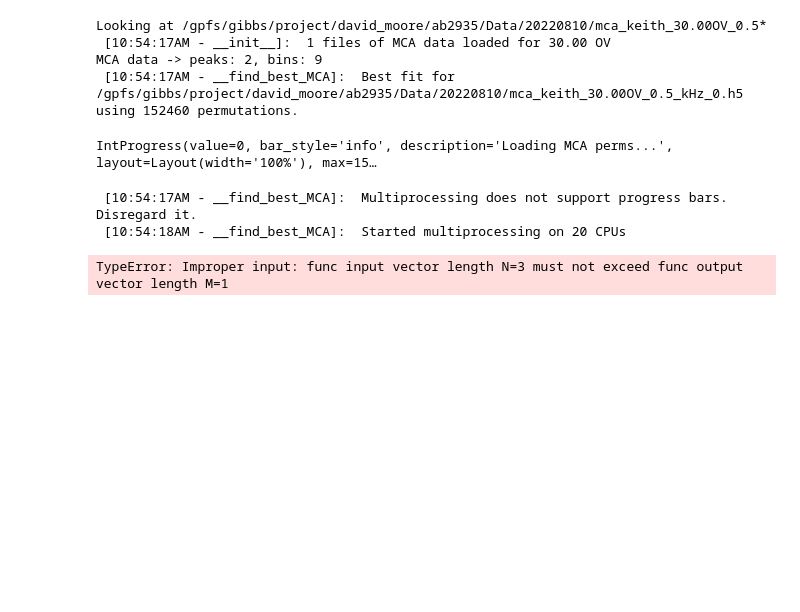
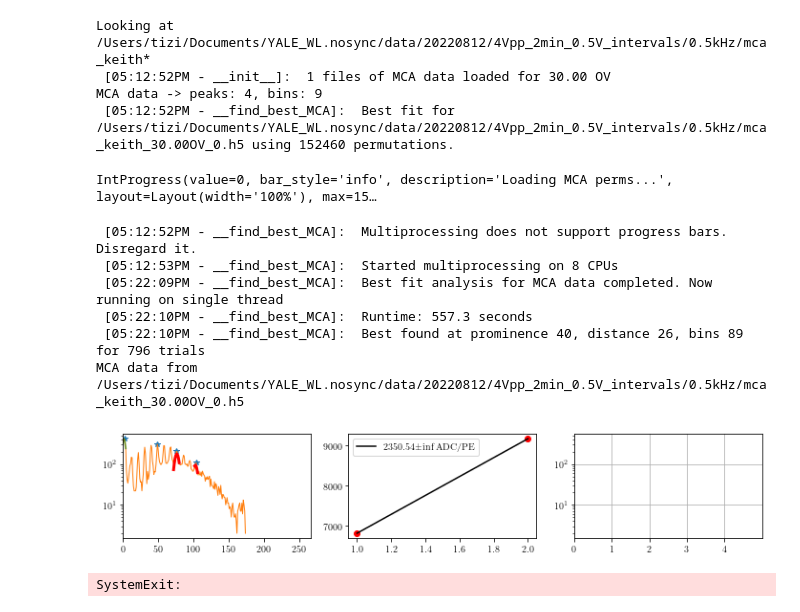
Before and after one commit to Moore-Lab/purity-monitor, a Jupyter notebook: Jupyter/Log/2022-07-26.ipynb, the cells around one changed output. Cells and saved outputs as stored; diff of their text form; code cells hidden in the pictures; blank space fills up the shorter version.

```diff
--- a/Jupyter/Log/2022-07-26.ipynb
+++ b/Jupyter/Log/2022-07-26.ipynb
@@ -12,42 +12,47 @@ from Gat_HPC import Gat_HPC as Gat
 #reload(Gat)
 import matplotlib as mpl
 mpl.rcParams['figure.dpi']= 200
 
 RATE_367 = r'/Users/tizi/Documents/YALE_WL.nosync/data/20220810/3.67kHz/'
 RATE_05 = r'/Users/tizi/Documents/YALE_WL.nosync/data/20220810/4.0Vpp/0.5kHz/'
 #50,6pks, dist 1
 #NO_FIELD = r'/Users/tizi/Documents/YALE_WL.nosync/data/Avinay/NO_FIELD/'
 # NO_FIELD_BINS = 9
 # POS_FIELD = r'/Users/tizi/Documents/YALE_WL.nosync/data/Avinay/POS_FIELD/'
 # POS_FIELD_BINS = 10
 # NEG_FIELD = r'/Users/tizi/Documents/YALE_WL.nosync/data/Avinay/NEG_FIELD/'
 # NEG_FIELD_BINS = 11
 
 for volt in np.arange(30.0,30.20,0.2):
-    gat = Gat(r'/gpfs/gibbs/project/david_moore/ab2935/Data/20220810/','mca_keith_30.00OV_0.5*',np.round(volt,2),debug=True,force=True,notify=False,data_type=Gat.MCA)
-    NO_FIELD_calib_pe,NO_FIELD_calib_count,NO_FIELD_gain_list,NO_FIELD_gain_err = gat.eval_gain(total_bins=9,min=2,find_best=True,min_bin=45,max_bin=100,min_distance=2,max_distance=30,min_prominence=10,max_prominence=1000)
+    gat = Gat(r'/Users/tizi/Documents/YALE_WL.nosync/data/20220812/4Vpp_2min_0.5V_intervals/0.5kHz/','mca_keith*',np.round(volt,2),debug=True,force=True,notify=False,data_type=Gat.MCA)
+    NO_FIELD_calib_pe,NO_FIELD_calib_count,NO_FIELD_gain_list,NO_FIELD_gain_err = gat.eval_gain(total_bins=9,min=4,find_best=True,min_bin=45,max_bin=100,min_distance=2,max_distance=30,min_prominence=10,max_prominence=1000)
 sys.exit()
 
 gat2 = Gat(POS_FIELD,'mca_keith*',31.00,debug=True,force=True,notify=False,data_type=Gat.MCA)
 POS_FIELD_calib_pe,POS_FIELD_calib_count,POS_FIELD_gain_list,POS_FIELD_gain_err = gat2.eval_gain(31.00,total_bins=POS_FIELD_BINS,min=4) #LEARN TO HANDLE MISSING PARAMS
 
 gat3 = Gat(NEG_FIELD,'mca_keith*',31.00,debug=True,force=True,notify=False,data_type=Gat.MCA)
 NEG_FIELD_calib_pe,NEG_FIELD_calib_count,NEG_FIELD_gain_list,NEG_FIELD_gain_err = gat3.eval_gain(31.00,total_bins=NEG_FIELD_BINS,min=4) #LEARN TO HANDLE MISSING PARAMS
 
 # DATA SOURCE
 #path = r'/home/tb829/sipm_data/202206[0-1]*/'
 #path = r'/Users/tizi/Documents/YALE_WL.nosync/data/202206[0-1]*/'s
 
 #gat = Gat(path, 'wave*',6.0,debug=True,notify=False)
 # %% [output]
-Looking at /gpfs/gibbs/project/david_moore/ab2935/Data/20220810/mca_keith_30.00OV_0.5*
- [10:54:17AM - __init__]:  1 files of MCA data loaded for 30.00 OV
-MCA data -> peaks: 2, bins: 9
- [10:54:17AM - __find_best_MCA]:  Best fit for /gpfs/gibbs/project/david_moore/ab2935/Data/20220810/mca_keith_30.00OV_0.5_kHz_0.h5 using 152460 permutations.
+Looking at /Users/tizi/Documents/YALE_WL.nosync/data/20220812/4Vpp_2min_0.5V_intervals/0.5kHz/mca_keith*
+ [05:12:52PM - __init__]:  1 files of MCA data loaded for 30.00 OV
+MCA data -> peaks: 4, bins: 9
+ [05:12:52PM - __find_best_MCA]:  Best fit for /Users/tizi/Documents/YALE_WL.nosync/data/20220812/4Vpp_2min_0.5V_intervals/0.5kHz/mca_keith_30.00OV_0.h5 using 152460 permutations.
 IntProgress(value=0, bar_style='info', description='Loading MCA perms...', layout=Layout(width='100%'), max=15…
- [10:54:17AM - __find_best_MCA]:  Multiprocessing does not support progress bars. Disregard it.
- [10:54:18AM - __find_best_MCA]:  Started multiprocessing on 20 CPUs
+ [05:12:52PM - __find_best_MCA]:  Multiprocessing does not support progress bars. Disregard it.
+ [05:12:53PM - __find_best_MCA]:  Started multiprocessing on 8 CPUs
+ [05:22:09PM - __find_best_MCA]:  Best fit analysis for MCA data completed. Now running on single thread
+ [05:22:10PM - __find_best_MCA]:  Runtime: 557.3 seconds
+ [05:22:10PM - __find_best_MCA]:  Best found at prominence 40, distance 26, bins 89 for 796 trials
+MCA data from /Users/tizi/Documents/YALE_WL.nosync/data/20220812/4Vpp_2min_0.5V_intervals/0.5kHz/mca_keith_30.00OV_0.h5
+[figure, added]
-TypeError: Improper input: func input vector length N=3 must not exceed func output vector length M=1
+SystemExit:
 # %%
 NO_FIELD_gain_list = np.asarray(NO_FIELD_gain_list)
 NEG_FIELD_gain_list = np.asarray(NEG_FIELD_gain_list)
```
Also changed, not shown: 3 other files.
